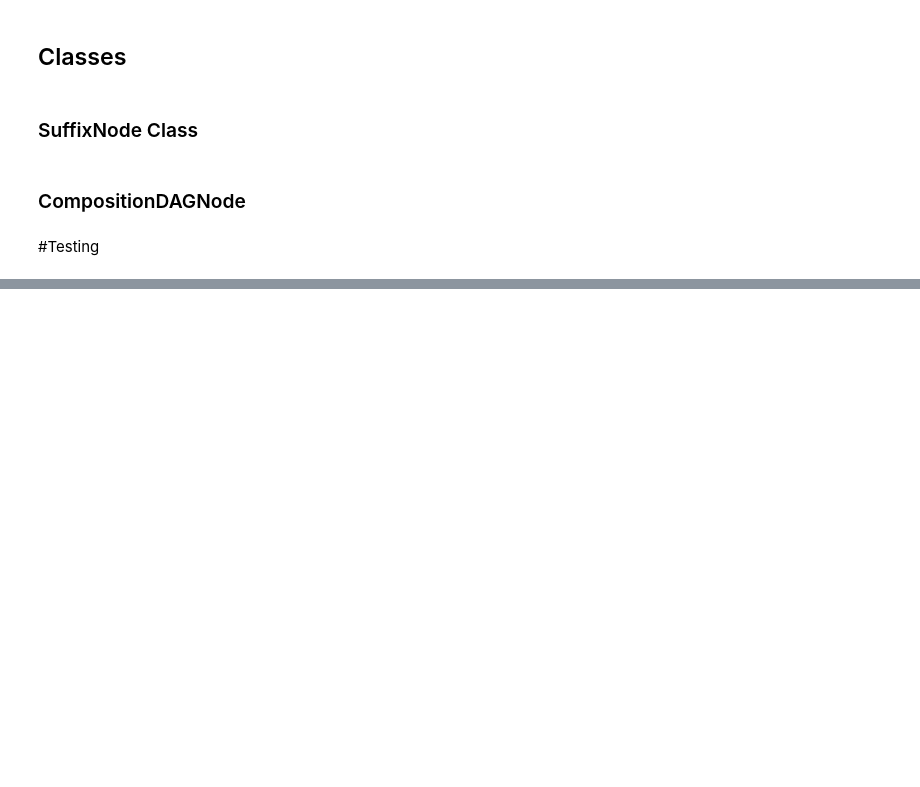
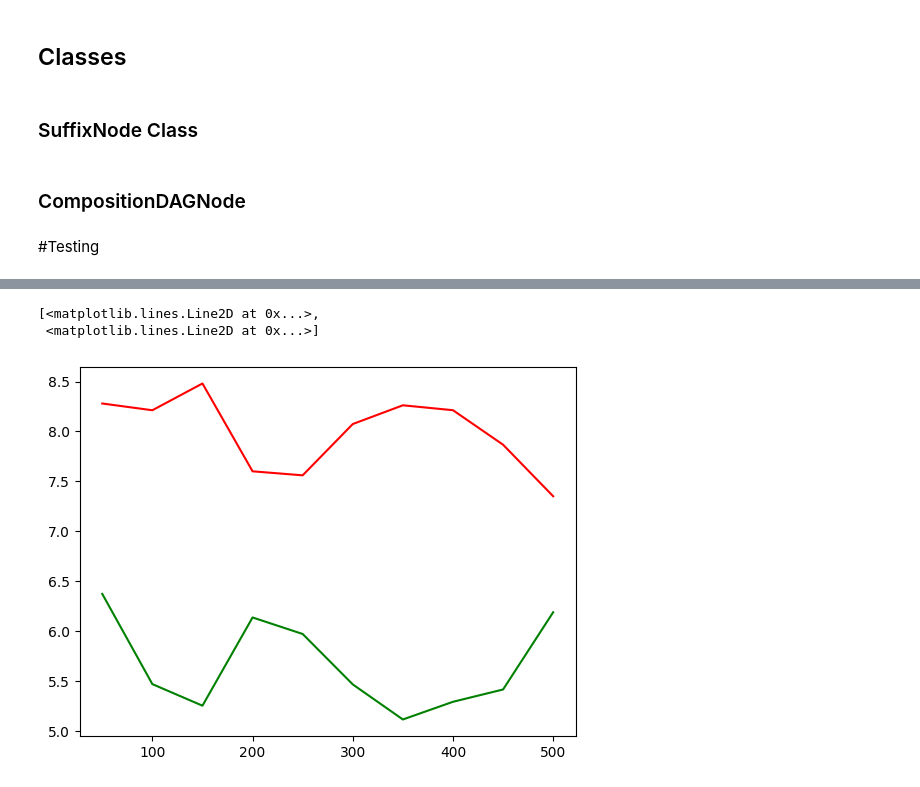
Before and after one commit to IsaacFigNewton/DAG-Based-Token-Representation, a Jupyter notebook: DAG_Text_Encoding.ipynb, the cells around one changed output, grey strips where cells are left out. Saved outputs shown, nothing was run; the diff lists cells and outputs as text; code cells hidden in the pictures; blank space fills up the shorter version.

Commit message:
Added text blocking and started basic testing.

```diff
--- a/DAG_Text_Encoding.ipynb
+++ b/DAG_Text_Encoding.ipynb
@@ -272,9 +281,11 @@ class SuffixNode:
 
         return tokens
 # %%
-def build_suffix_tree(text, threshold):
+def build_suffix_tree(text, threshold, do_blocking=True, delimeters=r"\n"):
   suffix_tree = SuffixNode(children = { SuffixNode(suffix=unique_char) for unique_char in set(text) })
-  suffix_tree.build_tree(text)
+  suffix_tree.build_tree(text,
+                         do_blocking=do_blocking,
+                         delimeters=delimeters)
   suffix_tree.prune_tree(threshold=threshold)
 
   tokens = suffix_tree.get_tokens()
@@ -435,13 +468,12 @@ class CompositionDAGNode:
 # %%
-# test_url = "https://courses.cs.washington.edu/courses/cse163/20wi/files/lectures/L04/bee-movie.txt"
-# with url.urlopen(test_url) as f:
-#     text = f.read().decode('utf-8')
-# # previously 454:500
-# text = text[:500]
-text = "Mary had a little lamb, little lamb, little lamb"
+test_url = "https://courses.cs.washington.edu/courses/cse163/20wi/files/lectures/L04/bee-movie.txt"
+with url.urlopen(test_url) as f:
+    text = f.read().decode('utf-8')
+# previously 454:500
+text = text
+# text = "Mary had a little lamb, little lamb, little lamb"
 
-tests = [("CAGTCAGG", 2),
-         (text, 2)]
+tests = [text]
 
 print(text[:50])
 # %% [output]
@@ -496,0 +539,3 @@ array([[[0, 0, 0, ..., 0, 0, 0],
+# %%
+tests_df = pd.DataFrame.from_dict(test_results)
+tests_df.head()
@@ -496,0 +549,14 @@ array([[[0, 0, 0, ..., 0, 0, 0],
+# %%
+noblock = tests_df[tests_df["blocking?"] == 0]
+block = tests_df[tests_df["blocking?"] == 1]
+plt.plot(noblock["min frequency"],
+          noblock["mean time"],
+          "r",
+          block["min frequency"],
+          block["mean time"],
+          "g"
+)
+# %% [output]
+[<matplotlib.lines.Line2D at 0x...>,
+ <matplotlib.lines.Line2D at 0x...>]
+[figure, added]
```
Also changed, not shown: parts of 8 cells of this notebook.
